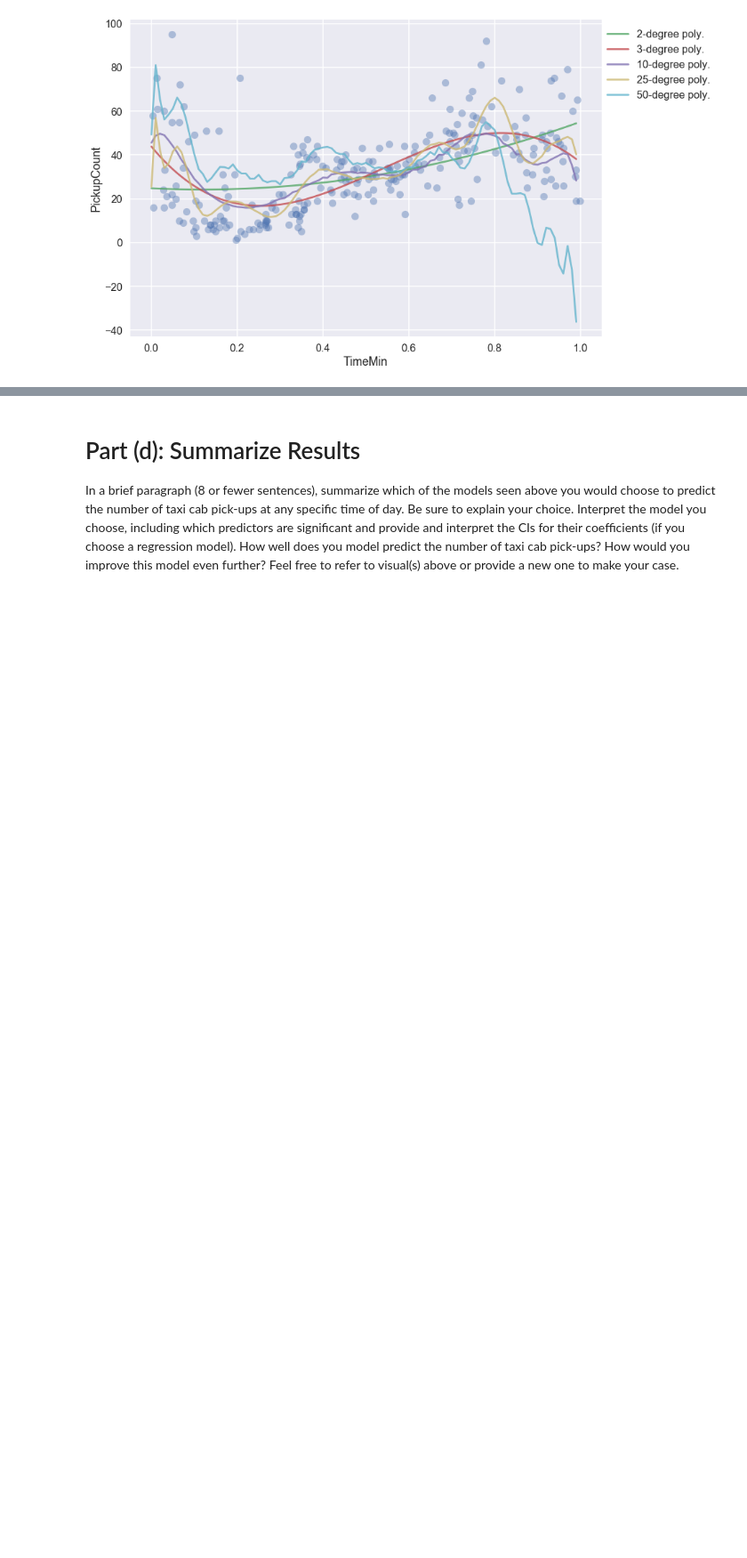
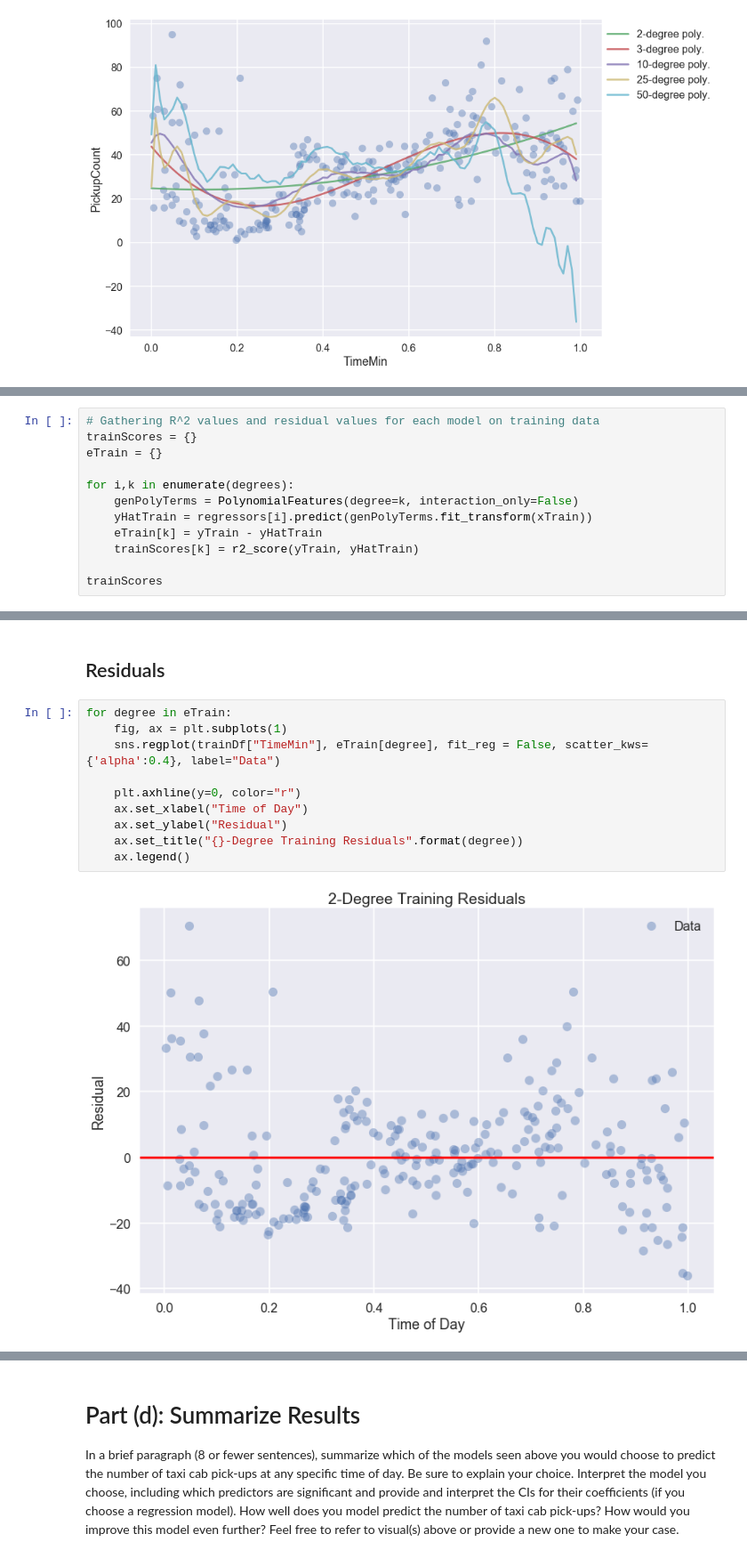
Before and after one commit to EverettSussman/CS109HW2, a Jupyter notebook: cs109a_hw2.ipynb, the cells around one changed output, grey strips where cells are left out. Shown at 89% size. Saved outputs shown, nothing was run; the diff lists cells and outputs as text; blank space fills up the shorter version.

```diff
--- a/cs109a_hw2.ipynb
+++ b/cs109a_hw2.ipynb
@@ -422,0 +425,12 @@ for i,k in enumerate(degrees):
+# %%
+# Gathering R^2 values and residual values for each model on training data
+trainScores = {}
+eTrain = {}
+
+for i,k in enumerate(degrees):
+    genPolyTerms = PolynomialFeatures(degree=k, interaction_only=False)
+    yHatTrain = regressors[i].predict(genPolyTerms.fit_transform(xTrain))
+    eTrain[k] = yTrain - yHatTrain
+    trainScores[k] = r2_score(yTrain, yHatTrain)
+
+trainScores
@@ -422,0 +465,14 @@ for i,k in enumerate(degrees):
+# %% [markdown]
+## Residuals
+# %%
+for degree in eTrain:
+    fig, ax = plt.subplots(1)
+    sns.regplot(trainDf["TimeMin"], eTrain[degree], fit_reg = False, scatter_kws={'alpha':0.4}, label="Data")
+
+    plt.axhline(y=0, color="r")
+    ax.set_xlabel("Time of Day")
+    ax.set_ylabel("Residual")
+    ax.set_title("{}-Degree Training Residuals".format(degree))
+    ax.legend()
+# %% [output]
+[figure, added]
```
Also changed, not shown: parts of 11 cells of this notebook.
